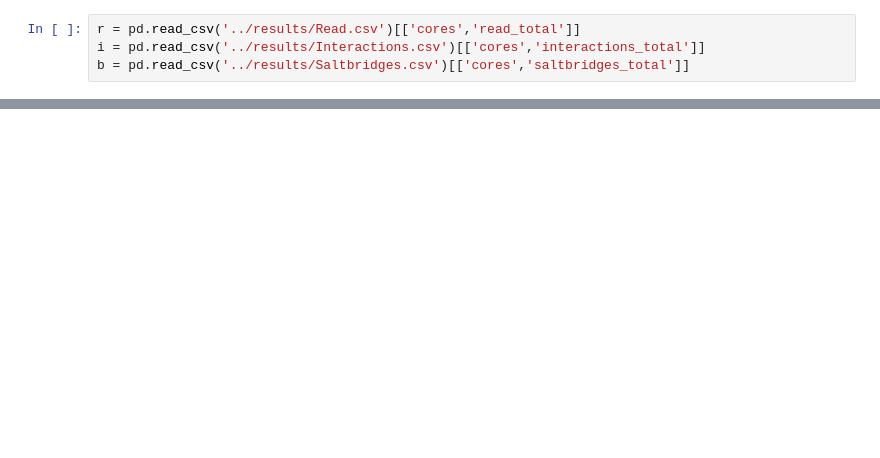
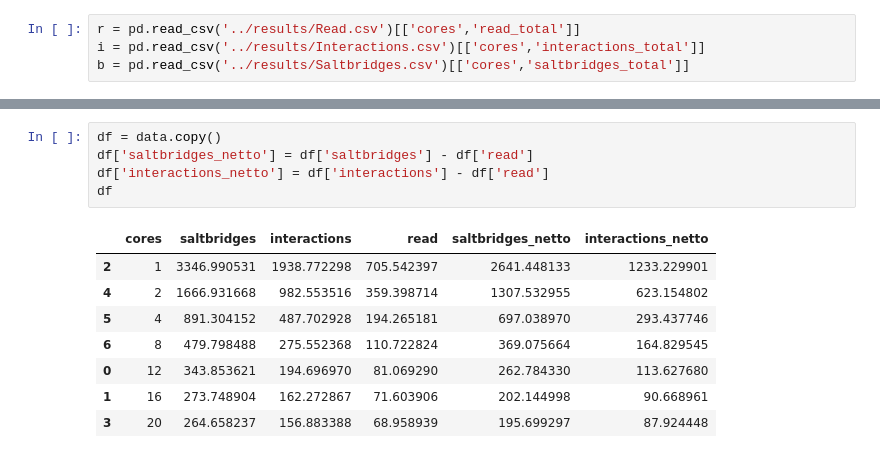
Before and after one commit to sbl-sdsc/mmtf-pyspark-benchmarks, a Jupyter notebook: notebooks/PlotResults.ipynb, the cells around one changed output, grey strips where cells are left out. Cells and saved outputs as stored; diff of their text form; blank space fills up the shorter version.

```diff
--- a/notebooks/PlotResults.ipynb
+++ b/notebooks/PlotResults.ipynb
@@ -50,3 +72,17 @@ df
+# %%
+df = data.copy()
+df['saltbridges_netto'] = df['saltbridges'] - df['read']
+df['interactions_netto'] = df['interactions'] - df['read']
+df
+# %% [output]
+|  | cores | saltbridges | interactions | read | saltbridges_netto | interactions_netto |
+| 2 | 1 | 3346.990531 | 1938.772298 | 705.542397 | 2641.448133 | 1233.229901 |
+| 4 | 2 | 1666.931668 | 982.553516 | 359.398714 | 1307.532955 | 623.154802 |
+| 5 | 4 | 891.304152 | 487.702928 | 194.265181 | 697.038970 | 293.437746 |
+| 6 | 8 | 479.798488 | 275.552368 | 110.722824 | 369.075664 | 164.829545 |
+| 0 | 12 | 343.853621 | 194.696970 | 81.069290 | 262.784330 | 113.627680 |
+| 1 | 16 | 273.748904 | 162.272867 | 71.603906 | 202.144998 | 90.668961 |
+| 3 | 20 | 264.658237 | 156.883388 | 68.958939 | 195.699297 | 87.924448 |
 # %%
 df.plot.line(x="cores", grid=True, title="Time vs cores")
 
```
Also changed, not shown: parts of 18 cells of this notebook, 1 other file.
